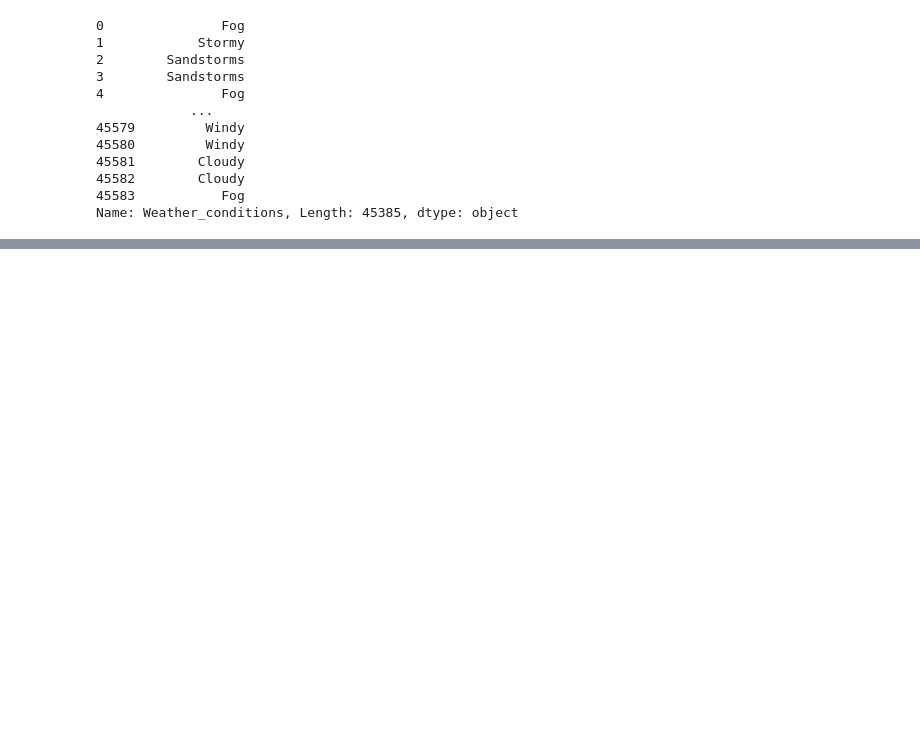
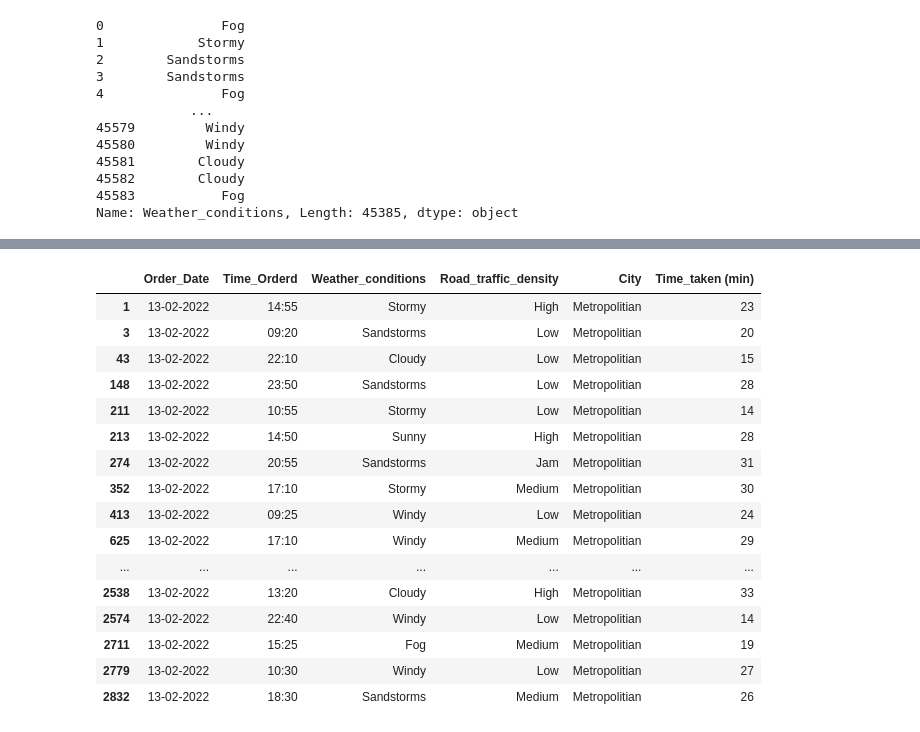
Before and after one commit to Aminsharif/st_assigment, a Jupyter notebook: notebooks/EDA.ipynb, the cells around one changed output, grey strips where cells are left out. Drawn from its saved outputs; the diff is of its cells as text; code cells hidden in the pictures; blank space fills up the shorter version.

Commit message:
add some fillna

```diff
--- a/notebooks/EDA.ipynb
+++ b/notebooks/EDA.ipynb
@@ -812,0 +817,4 @@ Name: Weather_conditions, Length: 45385, dtype: object
+# %%
+df6 = df5.copy()
+# %%
+df6.Delivery_person_Age.fillna(df6.Delivery_person_Age.median(), inplace=True)
@@ -812,0 +845,4 @@ Name: Weather_conditions, Length: 45385, dtype: object
+# %%
+df7 = df6.copy()
+# %%
+df7.Delivery_person_Ratings.fillna(df7.Delivery_person_Ratings.median(), inplace=True)
@@ -812,0 +891,21 @@ Name: Weather_conditions, Length: 45385, dtype: object
+# %%
+fogdf = df7.iloc[:,[8,9,11,12,18, 19]]
+fogdf[((fogdf["Order_Date"] == '13-02-2022') & (fogdf['City']== 'Metropolitian'))].head(50)
+# %% [output]
+|  | Order_Date | Time_Orderd | Weather_conditions | Road_traffic_density | City | Time_taken (min) |
+| 1 | 13-02-2022 | 14:55 | Stormy | High | Metropolitian | 23 |
+| 3 | 13-02-2022 | 09:20 | Sandstorms | Low | Metropolitian | 20 |
+| 43 | 13-02-2022 | 22:10 | Cloudy | Low | Metropolitian | 15 |
+| 148 | 13-02-2022 | 23:50 | Sandstorms | Low | Metropolitian | 28 |
+| 211 | 13-02-2022 | 10:55 | Stormy | Low | Metropolitian | 14 |
+| 213 | 13-02-2022 | 14:50 | Sunny | High | Metropolitian | 28 |
+| 274 | 13-02-2022 | 20:55 | Sandstorms | Jam | Metropolitian | 31 |
+| 352 | 13-02-2022 | 17:10 | Stormy | Medium | Metropolitian | 30 |
+| 413 | 13-02-2022 | 09:25 | Windy | Low | Metropolitian | 24 |
+| 625 | 13-02-2022 | 17:10 | Windy | Medium | Metropolitian | 29 |
+| ... | ... | ... | ... | ... | ... | ... |
+| 2538 | 13-02-2022 | 13:20 | Cloudy | High | Metropolitian | 33 |
+| 2574 | 13-02-2022 | 22:40 | Windy | Low | Metropolitian | 14 |
+| 2711 | 13-02-2022 | 15:25 | Fog | Medium | Metropolitian | 19 |
+| 2779 | 13-02-2022 | 10:30 | Windy | Low | Metropolitian | 27 |
+| 2832 | 13-02-2022 | 18:30 | Sandstorms | Medium | Metropolitian | 26 |
```
Also changed, not shown: parts of 8 cells of this notebook.
